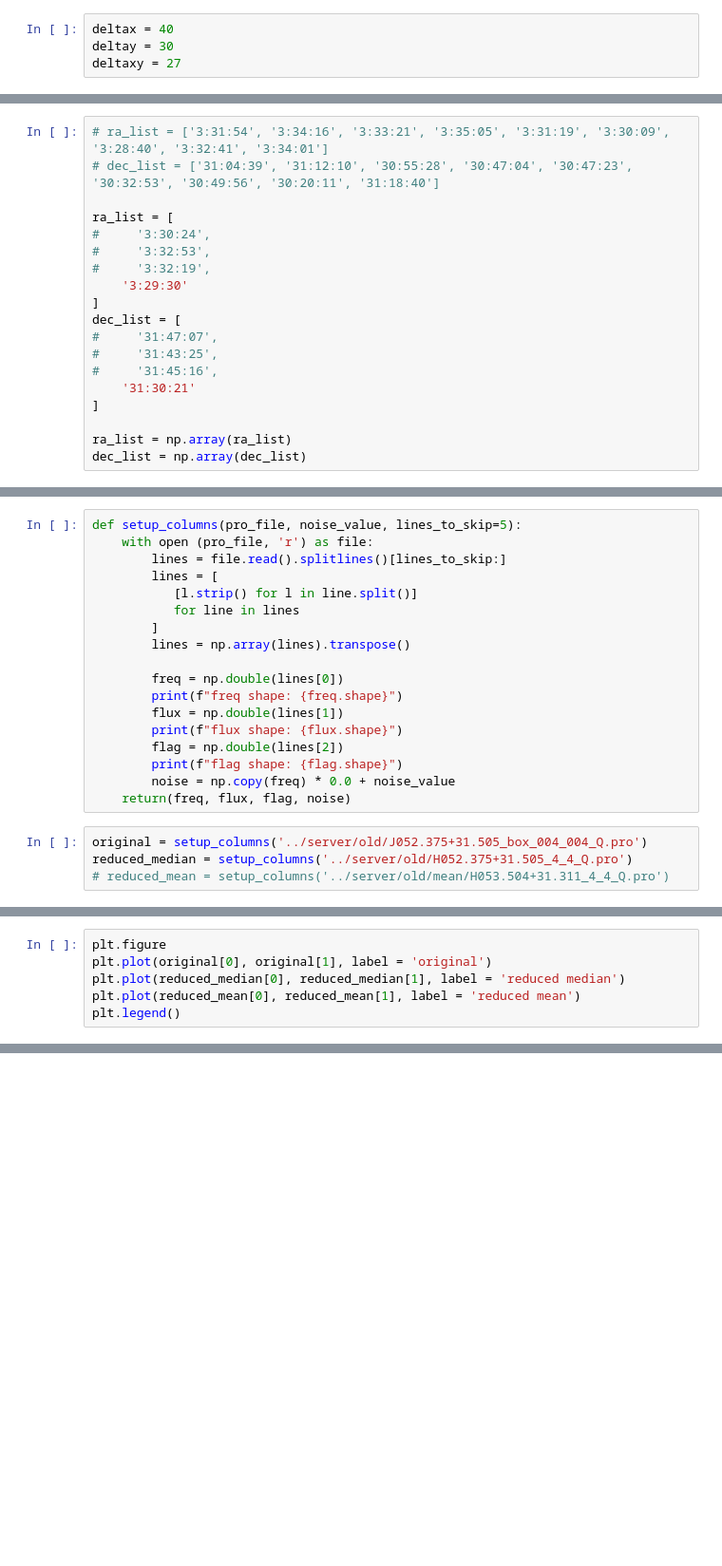
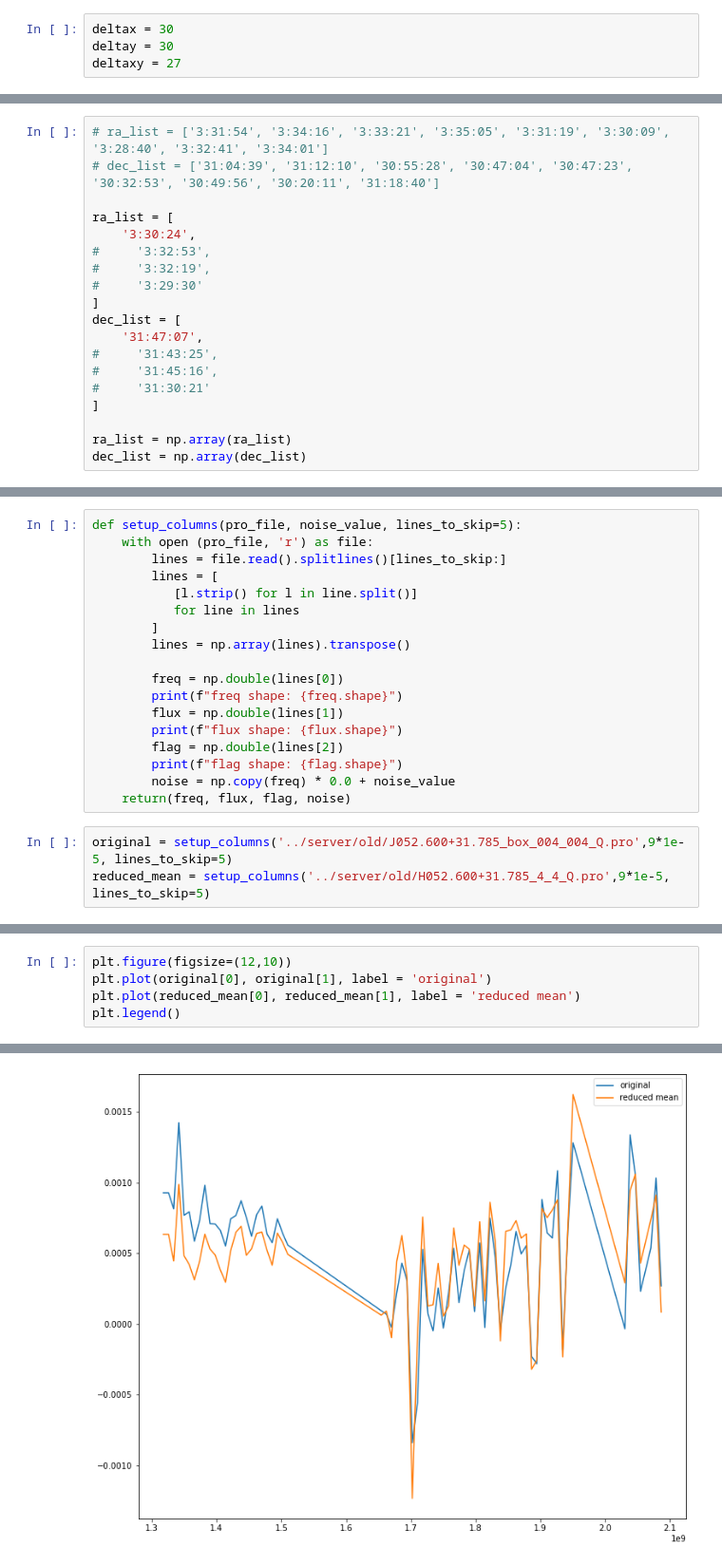
Before and after one commit to halehhajizadeh/VLA-Perseus, a Jupyter notebook: scripts/Flux-Extraction.ipynb, the cells around one changed output, grey strips where cells are left out. Shown at 95% size. Saved outputs shown, nothing was run; the diff lists cells and outputs as text; blank space fills up the shorter version.

```diff
--- a/scripts/Flux-Extraction.ipynb
+++ b/scripts/Flux-Extraction.ipynb
@@ -9,7 +9,7 @@ import math
 import pandas as pd
 import matplotlib.pyplot as plt
 # %%
-deltax = 40
+deltax = 30
 deltay = 30
 deltaxy = 27
 # %%
@@ -44,16 +44,16 @@ def ra_dec_to_degrees(ra, dec):
 # dec_list = ['31:04:39', '31:12:10', '30:55:28', '30:47:04', '30:47:23', '30:32:53', '30:49:56', '30:20:11', '31:18:40']
 
 ra_list = [
-#     '3:30:24',
+    '3:30:24',
 #     '3:32:53',
 #     '3:32:19',
-    '3:29:30'
+#     '3:29:30'
 ]
 dec_list = [
-#     '31:47:07',
+    '31:47:07',
 #     '31:43:25',
 #     '31:45:16',
-    '31:30:21'
+#     '31:30:21'
 ]
 
 ra_list = np.array(ra_list)
@@ -284,7 +284,6 @@ def setup_columns(pro_file, noise_value, lines_to_skip=5):
         noise = np.copy(freq) * 0.0 + noise_value
     return(freq, flux, flag, noise)
 # %%
-original = setup_columns('../server/old/J052.375+31.505_box_004_004_Q.pro')
-reduced_median = setup_columns('../server/old/H052.375+31.505_4_4_Q.pro')
-# reduced_mean = setup_columns('../server/old/mean/H053.504+31.311_4_4_Q.pro')
+original = setup_columns('../server/old/J052.600+31.785_box_004_004_Q.pro',9*1e-5, lines_to_skip=5)
+reduced_mean = setup_columns('../server/old/H052.600+31.785_4_4_Q.pro',9*1e-5, lines_to_skip=5)
 # %% [output]
@@ -297,7 +296,6 @@ plt.figure(figsize=(12,10))
 # %%
-plt.figure
+plt.figure(figsize=(12,10))
 plt.plot(original[0], original[1], label = 'original')
-plt.plot(reduced_median[0], reduced_median[1], label = 'reduced median')
 plt.plot(reduced_mean[0], reduced_mean[1], label = 'reduced mean')
 plt.legend()
 # %% [output]
@@ -304,0 +303 @@ NameError: name 'original' is not defined
+[figure, added]
```
Also changed, not shown: parts of 16 cells of this notebook, 1 other file.
